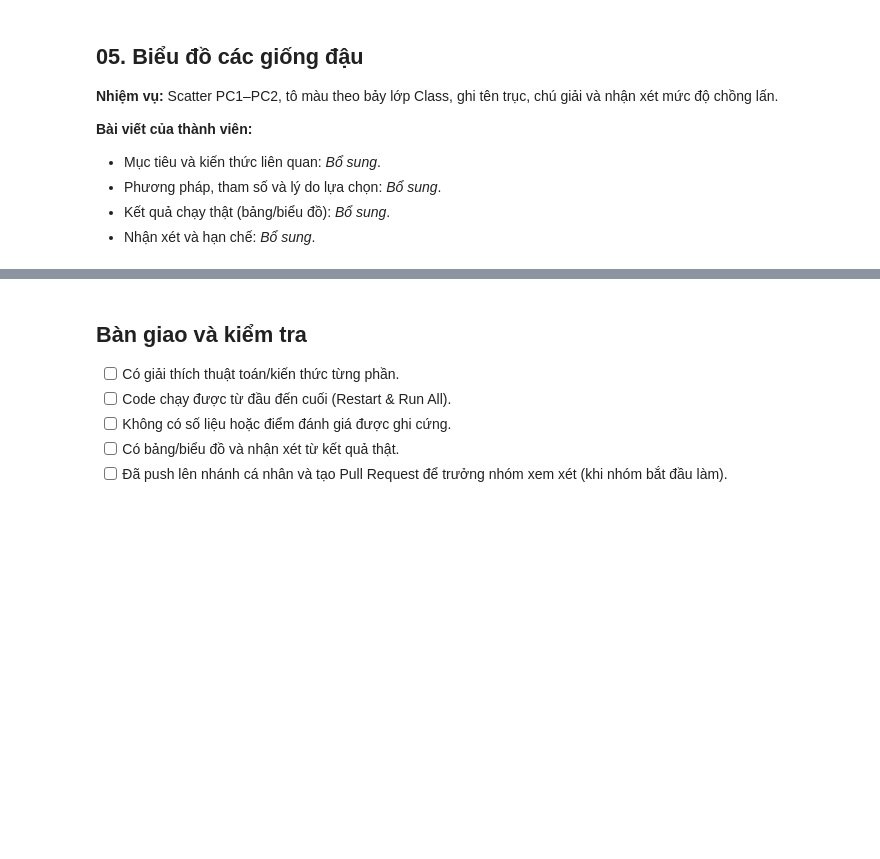
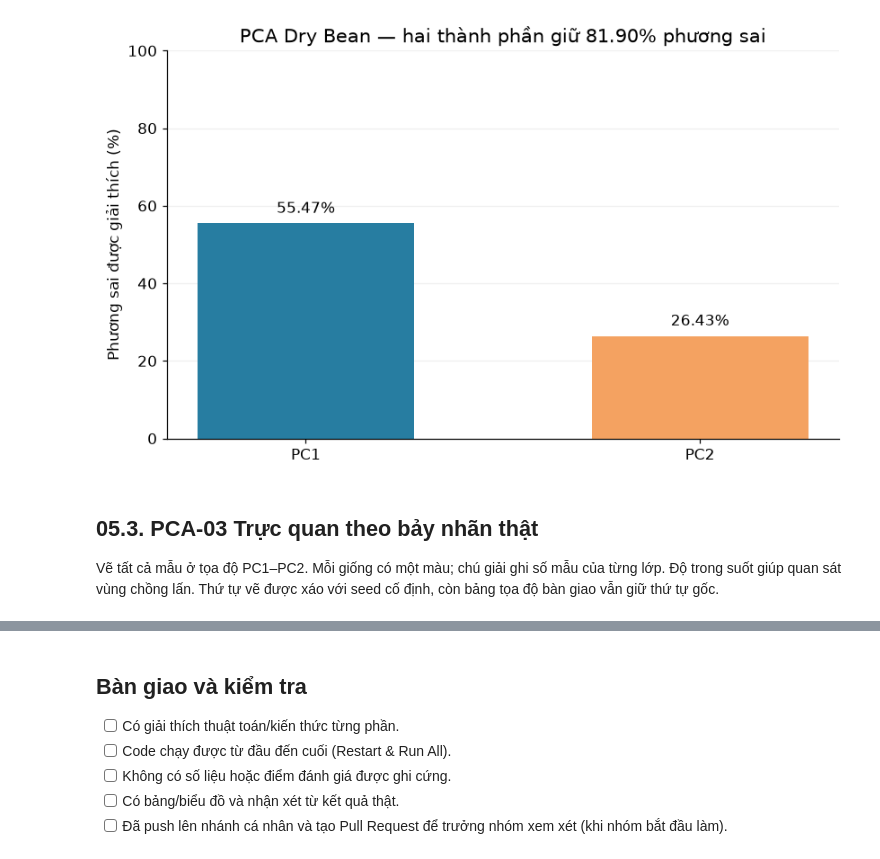
Before and after one commit to tanlen06-debug/Khai_Thac_Du_Lieu_Gr6, a Jupyter notebook: notebooks/linh.ipynb, the cells around one changed output, grey strips where cells are left out. Saved outputs shown, nothing was run; the diff lists cells and outputs as text; code cells hidden in the pictures; blank space fills up the shorter version.

```diff
--- a/notebooks/linh.ipynb
+++ b/notebooks/linh.ipynb
@@ -54,12 +207,17 @@ print("Project root:", ROOT)
+# %%
+fig, ax = plt.subplots(figsize=(7.5, 4.5), constrained_layout=True)
+bars = ax.bar(["PC1", "PC2"], explained * 100, color=["#277DA1", "#F4A261"], width=0.55)
+ax.bar_label(bars, labels=[f"{v:.2%}" for v in explained], padding=5)
+ax.set_ylim(0, 100)
+ax.set_ylabel("Phương sai được giải thích (%)")
+ax.set_title(f"PCA Dry Bean — hai thành phần giữ {retained:.2%} phương sai")
+ax.grid(axis="y", alpha=0.2)
+ax.set_axisbelow(True)
+fig.savefig(FIGURES_DIR / "tv3_pca_explained_variance.png", dpi=220, bbox_inches="tight")
+plt.show()
+# %% [output]
+[figure, added]
 # %% [markdown]
-## 05. Biểu đồ các giống đậu
-
-**Nhiệm vụ:** Scatter PC1–PC2, tô màu theo bảy lớp Class, ghi tên trục, chú giải và nhận xét mức độ chồng lấn.
-
-**Bài viết của thành viên:**
-
-- Mục tiêu và kiến thức liên quan: _Bổ sung_.
-- Phương pháp, tham số và lý do lựa chọn: _Bổ sung_.
-- Kết quả chạy thật (bảng/biểu đồ): _Bổ sung_.
-- Nhận xét và hạn chế: _Bổ sung_.
+## 05.3. PCA-03 Trực quan theo bảy nhãn thật
+Vẽ tất cả mẫu ở tọa độ PC1–PC2. Mỗi giống có một màu; chú giải ghi số mẫu của từng lớp. Độ trong suốt giúp quan sát vùng chồng lấn. Thứ tự vẽ được xáo với seed cố định, còn bảng tọa độ bàn giao vẫn giữ thứ tự gốc.
 # %%
```
Also changed, not shown: parts of 18 cells of this notebook, 7 other files.
